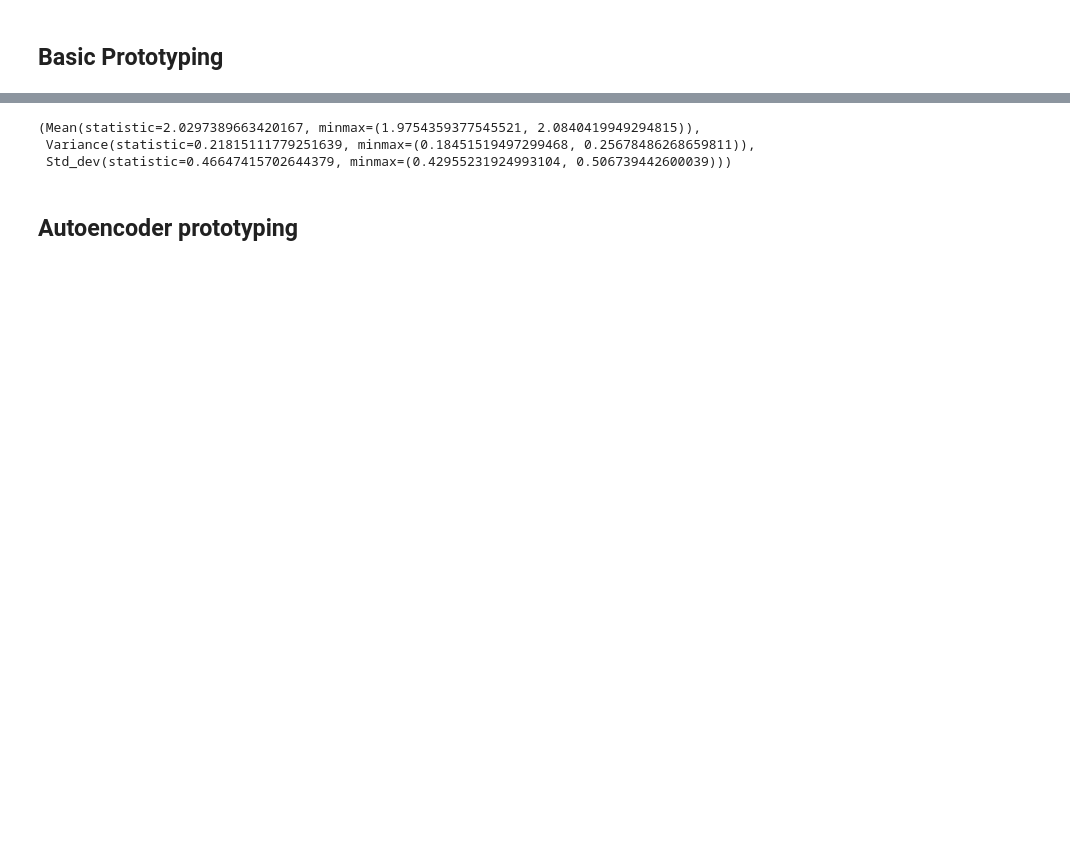
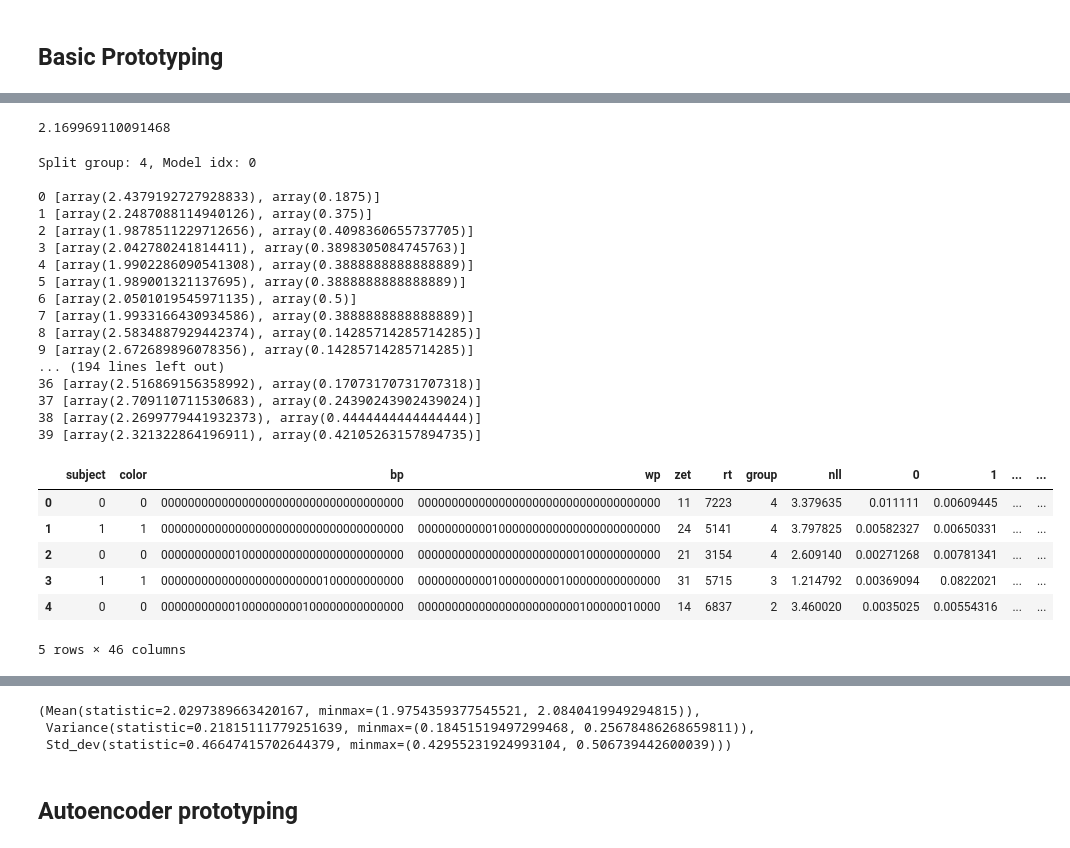
Before and after one commit to galbiati/nns-for-mnk, a Jupyter notebook: Prototyping.ipynb, the cells around one changed output, grey strips where cells are left out. Saved outputs shown, nothing was run; the diff lists cells and outputs as text; code cells hidden in the pictures; blank space fills up the shorter version.

```diff
--- a/Prototyping.ipynb
+++ b/Prototyping.ipynb
@@ -112,0 +216,80 @@ np.savetxt(os.path.join(resultsdir, 'nlls.txt'), res, fmt='%.18f', delimiter=','
+# %%
+res.mean()
+# %% [output]
+2.169969110091468
+# %%
+# generate boards file
+
+# TEMPORARY subclass - merge these functions into main network, since they are useful!
+class TestNetwork(Network):
+    def __init__(self, architecture):
+        super(TestNetwork, self).__init__(architecture)
+        self.itemized_loss = lasagne.objectives.categorical_crossentropy(self.test_prediction, self.target_var)
+        self.itemized_test_fn = theano.function([self.input_var, self.target_var], self.itemized_loss)
+
+    def load_params(self, paramsfile):
+        with np.load(paramsfile) as loaded:
+            params_list = [(i[0], i[1]) for i in loaded.items()]
+            params_list.sort()
+            L.set_all_param_values(self.net, [i[1] for i in params_list])
+
+
+D = data[0].copy()
+D2 = data[0].copy()
+D['group'] = D['group']-1
+D2['group'] = D2['group']-1
+O = pd.DataFrame(index=D.index, columns=list(range(36)))
+Xx, yy, Ss, Gg, Npnp = loading.unpack_data(D)
+for _g in D['group'].unique():
+    print('Split group: {}, Model idx: {}\n'.format(_g, (_g+1)%5))
+    for _s in D['subject'].unique():
+        paramsfile = os.path.join(paramsdir, '{} split {} sub tune fit.npz'.format((_g+1)%5, _s))
+        locs = (D['subject']==_s)&(D['group']==_g)
+        idx = D.loc[locs, :].index.values
+        test_net = TestNetwork(prototype)
+        test_net.load_params(paramsfile)
+
+        _x = Xx[idx, :, :, :]
+        _y = yy[idx]
+        print(_s, test_net.test_fn(_x, _y))
+
+        D.loc[idx, 'nll'] = test_net.itemized_test_fn(_x, _y)
+        O.loc[idx, list(range(36))] = test_net.output_fn(_x)
+        O.loc[idx, 'prediction'] = O.loc[idx, list(range(36))].values.argmax(axis=1)
+    paramsfile = os.path.join(paramsdir, '{} split agg fit.npz'.format((_g+1)%5))
+    idx = D2.loc[D2['group']==_g, :].index.values
+    test_net = TestNetwork(prototype)
+    test_net.load_params(paramsfile)
+
+    _x = Xx[idx, :, :, :]
+    _y = yy[idx]
+    D2.loc[idx, 'nll'] = test_net.itemized_test_fn(_x, _y)
+
+D = D.join(O)
+D['correct'] = (D['zet']==D['prediction']).astype(int)
+D.head()
+# %% [output]
+Split group: 4, Model idx: 0
+
+0 [array(2.4379192727928833), array(0.1875)]
+1 [array(2.2487088114940126), array(0.375)]
+2 [array(1.9878511229712656), array(0.4098360655737705)]
+3 [array(2.042780241814411), array(0.3898305084745763)]
+4 [array(1.9902286090541308), array(0.3888888888888889)]
+5 [array(1.989001321137695), array(0.3888888888888889)]
+6 [array(2.0501019545971135), array(0.5)]
+7 [array(1.9933166430934586), array(0.3888888888888889)]
+8 [array(2.5834887929442374), array(0.14285714285714285)]
+9 [array(2.672689896078356), array(0.14285714285714285)]
+... (194 lines left out)
+36 [array(2.516869156358992), array(0.17073170731707318)]
+37 [array(2.709110711530683), array(0.24390243902439024)]
+38 [array(2.2699779441932373), array(0.4444444444444444)]
+39 [array(2.321322864196911), array(0.42105263157894735)]
+|  | subject | color | bp | wp | zet | rt | group | nll | 0 | 1 | ... | ... |
+| 0 | 0 | 0 | 000000000000000000000000000000000000 | 000000000000000000000000000000000000 | 11 | 7223 | 4 | 3.379635 | 0.011111 | 0.00609445 | ... | ... |
+| 1 | 1 | 1 | 000000000000000000000000000000000000 | 000000000001000000000000000000000000 | 24 | 5141 | 4 | 3.797825 | 0.00582327 | 0.00650331 | ... | ... |
+| 2 | 0 | 0 | 000000000001000000000000000000000000 | 000000000000000000000000100000000000 | 21 | 3154 | 4 | 2.609140 | 0.00271268 | 0.00781341 | ... | ... |
+| 3 | 1 | 1 | 000000000000000000000000100000000000 | 000000000001000000000100000000000000 | 31 | 5715 | 3 | 1.214792 | 0.00369094 | 0.0822021 | ... | ... |
+| 4 | 0 | 0 | 000000000001000000000100000000000000 | 000000000000000000000000100000010000 | 14 | 6837 | 2 | 3.460020 | 0.0035025 | 0.00554316 | ... | ... |
+5 rows × 46 columns
```
Also changed, not shown: parts of 21 cells of this notebook, 4 other files.
